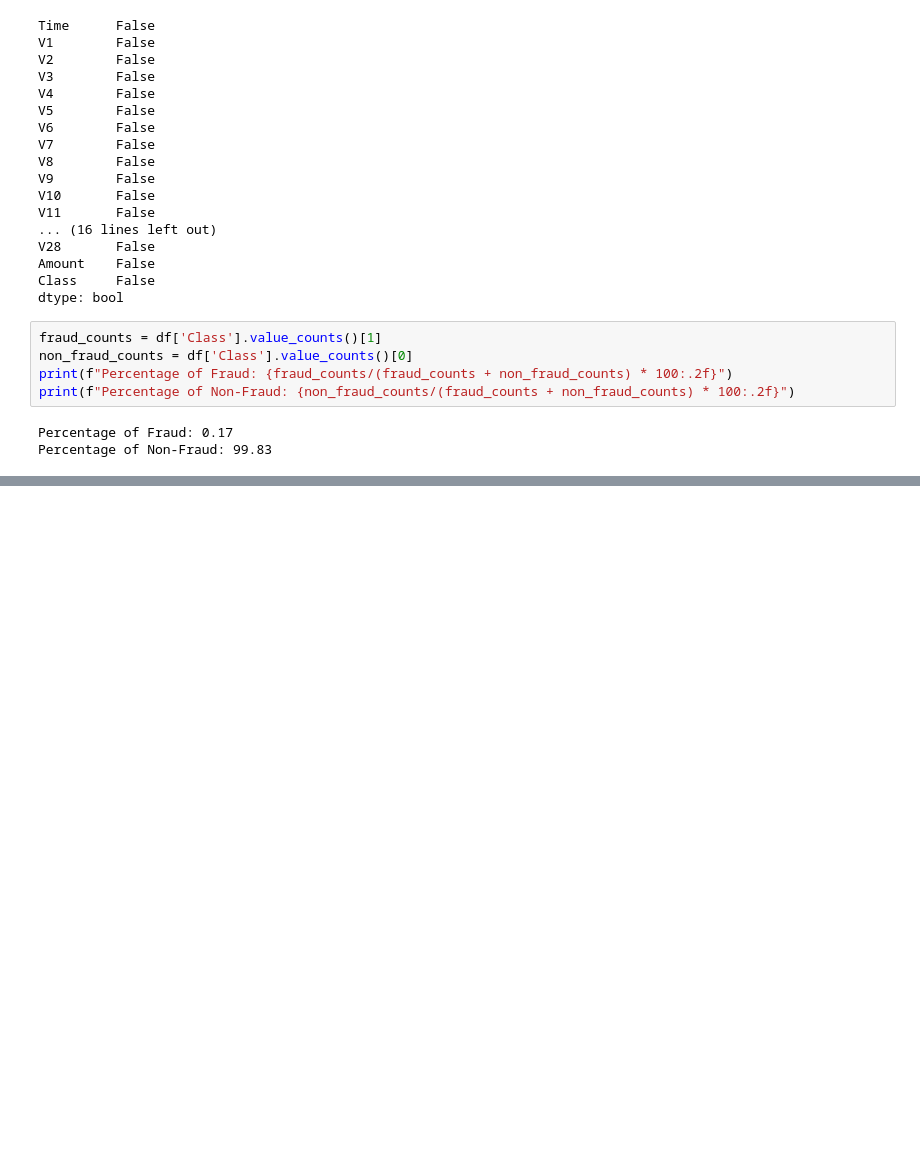
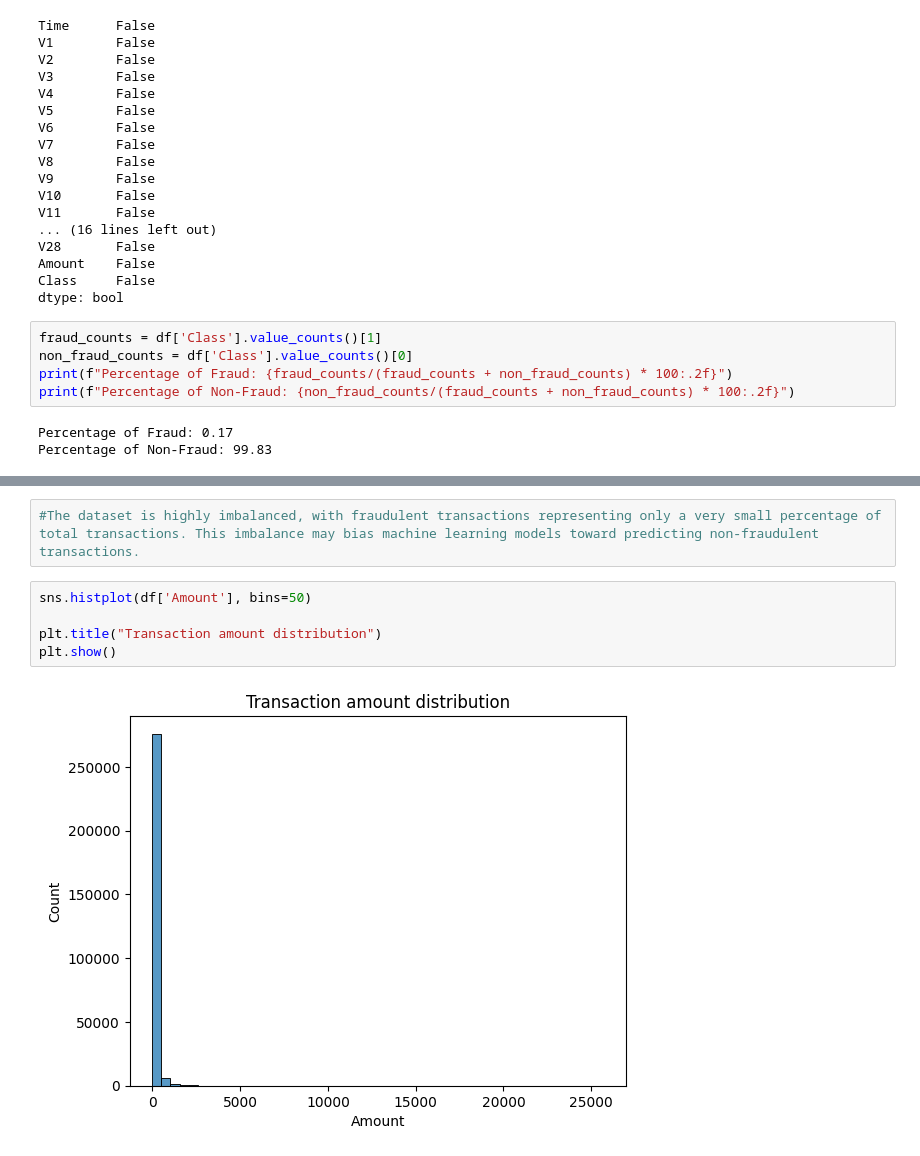
Before and after one commit to vantablade/Credit-Card-Fraud-Detection, a Jupyter notebook: analysis_notebook.ipynb, the cells around one changed output, grey strips where cells are left out. Drawn from its saved outputs; the diff is of its cells as text; blank space fills up the shorter version.

```diff
--- a/analysis_notebook.ipynb
+++ b/analysis_notebook.ipynb
@@ -58,0 +66,9 @@ Percentage of Non-Fraud: 99.83
+# %%
+#The dataset is highly imbalanced, with fraudulent transactions representing only a very small percentage of total transactions. This imbalance may bias machine learning models toward predicting non-fraudulent transactions.
+# %%
+sns.histplot(df['Amount'], bins=50)
+
+plt.title("Transaction amount distribution")
+plt.show()
+# %% [output]
+[figure, added]
```
Also changed, not shown: parts of 5 cells of this notebook.
